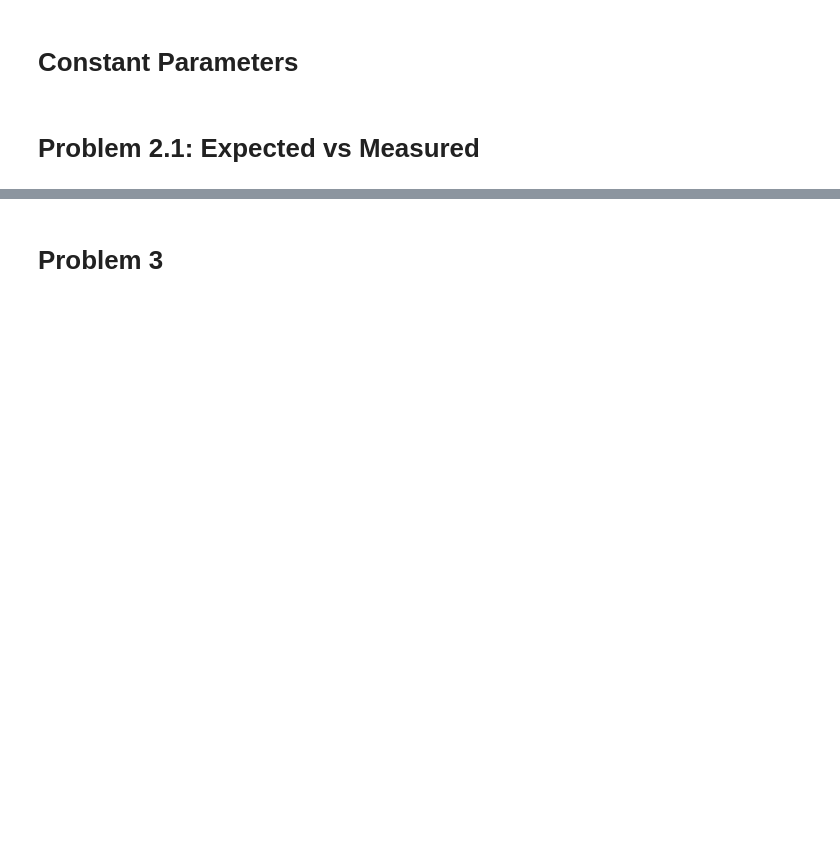
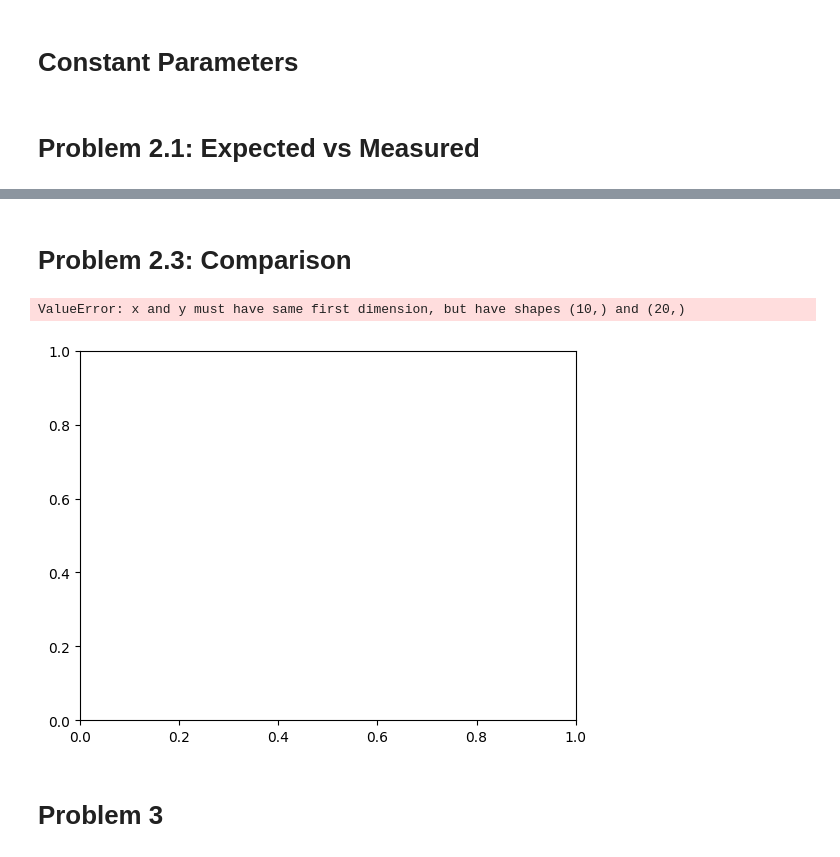
Before and after one commit to Asewlal01/WaitTimeExplorer, a Jupyter notebook: main.ipynb, the cells around one changed output, grey strips where cells are left out. Saved outputs shown, nothing was run; the diff lists cells and outputs as text; code cells hidden in the pictures; blank space fills up the shorter version.

```diff
--- a/main.ipynb
+++ b/main.ipynb
@@ -78,3 +131,59 @@ for n in ns:
+# %% [markdown]
+# Problem 2.3: Comparison
+# %%
+# Parameters
+rhos2 = np.linspace(0.1, 0.95, 20)
+customers2 = 100
+simulations = 500
+
+# List used to save results
+cust = []
+
+# Loop through simulations
+for _ in range(simulations):
+    res = []
+    added = False
+    for rho in rhos2:
+        W1 = simulate_MMn(customers2, rho, 1, 1)
+        W2 = simulate_MMn(customers2, rho, 1, 2)
+        W4 = simulate_MMn(customers2, rho, 1, 4)
+        W8 = simulate_MMn(customers2, rho, 1, 8)
+        for i in range(len(W1), 1, -1):
+            _, p = f_oneway(W1[:i], W2[:i], W4[:i], W8[:i])
+            if p > 0.05:
+                res.append(i)
+                added = True
+                break
+
+        # Test was never accepted
+        if not added:
+            res.append(1)
+
+    # Add to results
+    cust.append(res)
+
+# Convert to numpy array
+cust = np.array(cust)
+
+# Compute mean and confidence
+mean = np.mean(cust, axis=0)
+conf = np.std(cust, ddof=1, axis=0) * 1.96 / np.sqrt(simulations)
+
+# Calculate intervals
+left = mean - conf
+right = mean + conf
+
+# Plotting
+plt.plot(rhos, mean, color='blue')
+plt.fill_between(rhos, left, right, color='blue', alpha=0.5)
+plt.grid()
+plt.xlabel('$\\rho$')
+plt.ylabel('$Customers$')
+plt.tight_layout()
+plt.savefig('results/ANOVAResults.jpg', dpi=300)
+# %% [output]
+ValueError: x and y must have same first dimension, but have shapes (10,) and (20,)
+[figure, added]
 # %% [markdown]
 # Problem 3
 # %%
```
Also changed, not shown: parts of 12 cells of this notebook, 8 other files.
